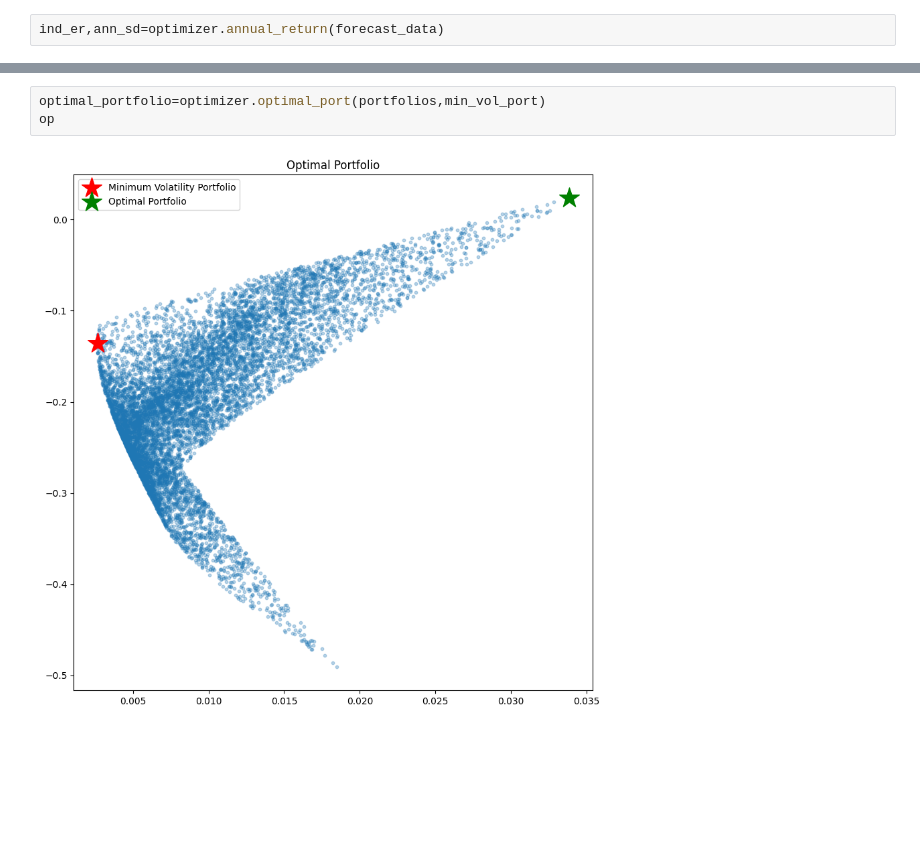
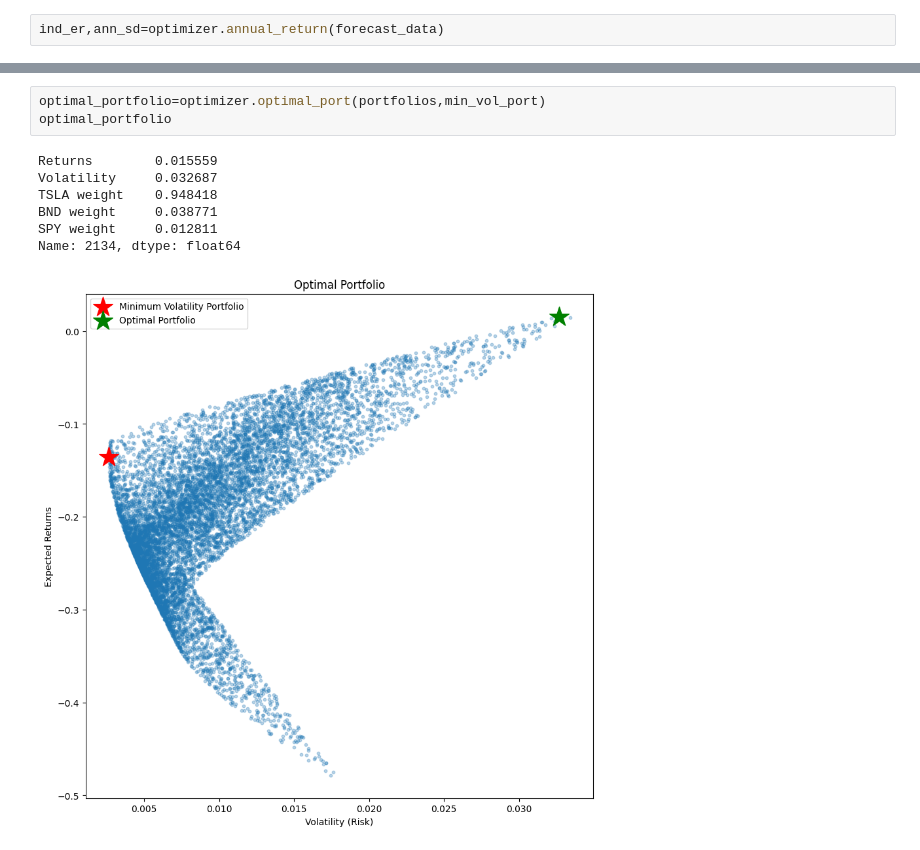
Before and after one commit to wolderufael/Time-Series-Forecasting-for-Portfolio-Management-Optimization, a Jupyter notebook: notebook/Portfolio_optimization.ipynb, the cells around one changed output, grey strips where cells are left out. Saved outputs shown, nothing was run; the diff lists cells and outputs as text; blank space fills up the shorter version.

```diff
--- a/notebook/Portfolio_optimization.ipynb
+++ b/notebook/Portfolio_optimization.ipynb
@@ -163,5 +290,11 @@ min_vol_port=optimizer.min_vol_port(portfolios)
 # %%
 optimal_portfolio=optimizer.optimal_port(portfolios,min_vol_port)
-op
+optimal_portfolio
 # %% [output]
+Returns        0.015559
+Volatility     0.032687
+TSLA weight    0.948418
+BND weight     0.038771
+SPY weight     0.012811
+Name: 2134, dtype: float64
-[figure, old version]
+[figure, new version]
```
Also changed, not shown: parts of 22 cells of this notebook, 13 other files.
